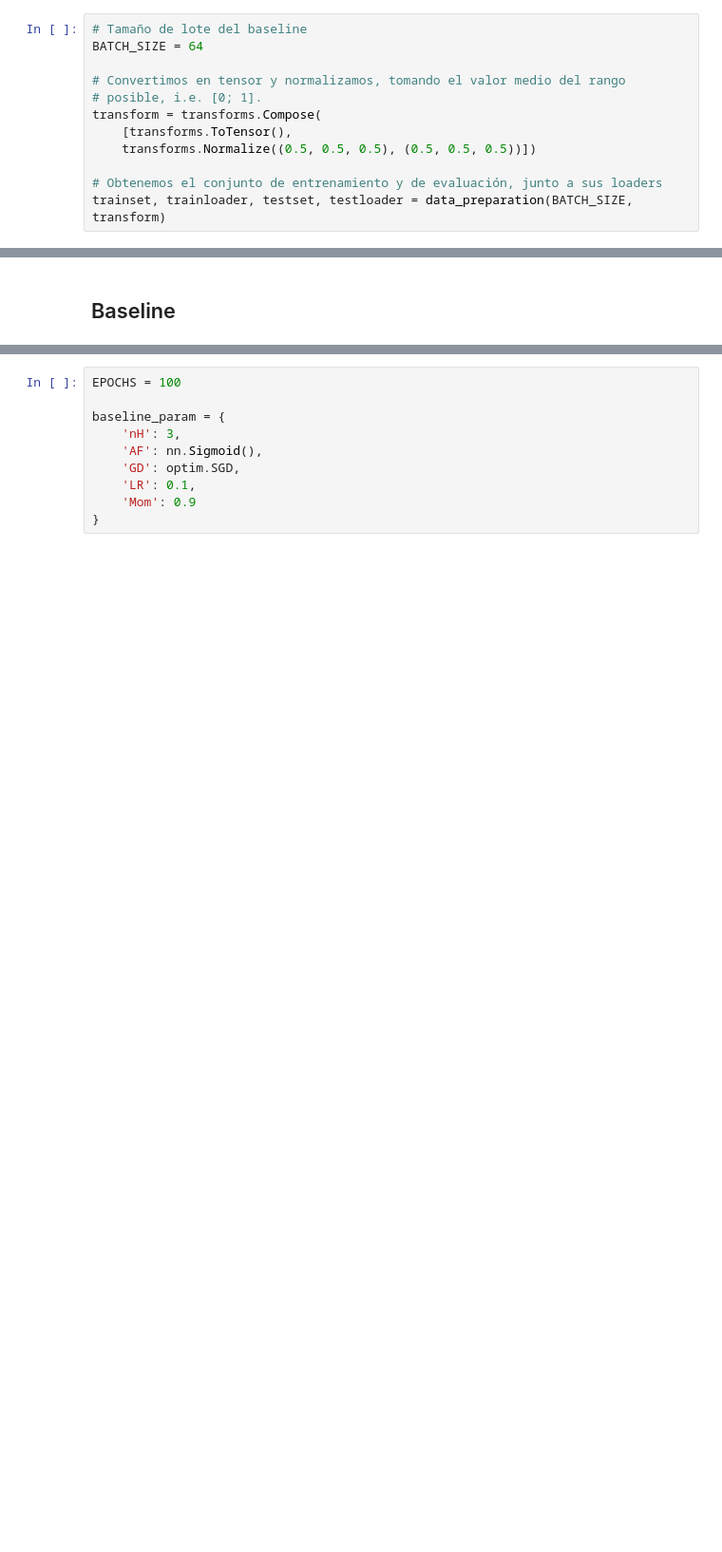
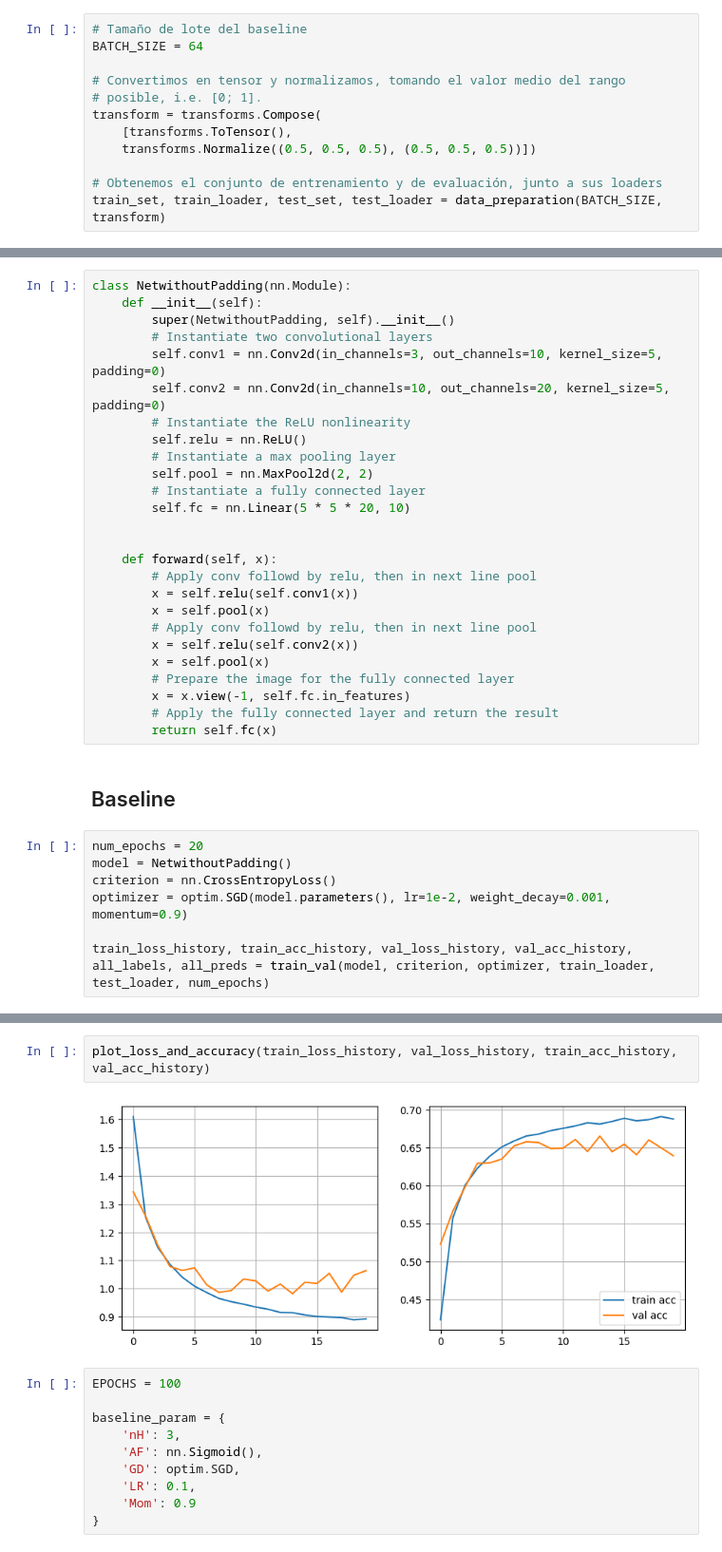
Before and after one commit to Cheva94/Diplo_Opt, a Jupyter notebook: 3_DL/Lab2/Resolución_Lab2.ipynb, the cells around one changed output, grey strips where cells are left out. Shown at 95% size. Drawn from its saved outputs; the diff is of its cells as text; blank space fills up the shorter version.

Commit message:
Modelo Baseline

```diff
--- a/3_DL/Lab2/Resolución_Lab2.ipynb
+++ b/3_DL/Lab2/Resolución_Lab2.ipynb
@@ -439,4 +351,4 @@ transform = transforms.Compose(
     transforms.Normalize((0.5, 0.5, 0.5), (0.5, 0.5, 0.5))])
 
 # Obtenemos el conjunto de entrenamiento y de evaluación, junto a sus loaders
-trainset, trainloader, testset, testloader = data_preparation(BATCH_SIZE, transform)
+train_set, train_loader, test_set, test_loader = data_preparation(BATCH_SIZE, transform)
@@ -512,2 +364,35 @@ class SmallMLP(nn.Module):
+# %%
+class NetwithoutPadding(nn.Module):
+    def __init__(self):
+        super(NetwithoutPadding, self).__init__()
+        # Instantiate two convolutional layers
+        self.conv1 = nn.Conv2d(in_channels=3, out_channels=10, kernel_size=5, padding=0)
+        self.conv2 = nn.Conv2d(in_channels=10, out_channels=20, kernel_size=5, padding=0)
+        # Instantiate the ReLU nonlinearity
+        self.relu = nn.ReLU()
+        # Instantiate a max pooling layer
+        self.pool = nn.MaxPool2d(2, 2)
+        # Instantiate a fully connected layer
+        self.fc = nn.Linear(5 * 5 * 20, 10)
+
+
+    def forward(self, x):
+        # Apply conv followd by relu, then in next line pool
+        x = self.relu(self.conv1(x))
+        x = self.pool(x)
+        # Apply conv followd by relu, then in next line pool
+        x = self.relu(self.conv2(x))
+        x = self.pool(x)
+        # Prepare the image for the fully connected layer
+        x = x.view(-1, self.fc.in_features)
+        # Apply the fully connected layer and return the result
+        return self.fc(x)
 # %% [markdown]
 ## Baseline
+# %%
+num_epochs = 20
+model = NetwithoutPadding()
+criterion = nn.CrossEntropyLoss()
+optimizer = optim.SGD(model.parameters(), lr=1e-2, weight_decay=0.001, momentum=0.9)
+
+train_loss_history, train_acc_history, val_loss_history, val_acc_history, all_labels, all_preds = train_val(model, criterion, optimizer, train_loader, test_loader, num_epochs)
@@ -514,3 +420,7 @@ class SmallMLP(nn.Module):
+# %%
+plot_loss_and_accuracy(train_loss_history, val_loss_history, train_acc_history, val_acc_history)
+# %% [output]
+[figure, added]
 # %%
 EPOCHS = 100
 
```
Also changed, not shown: parts of 23 cells of this notebook.
